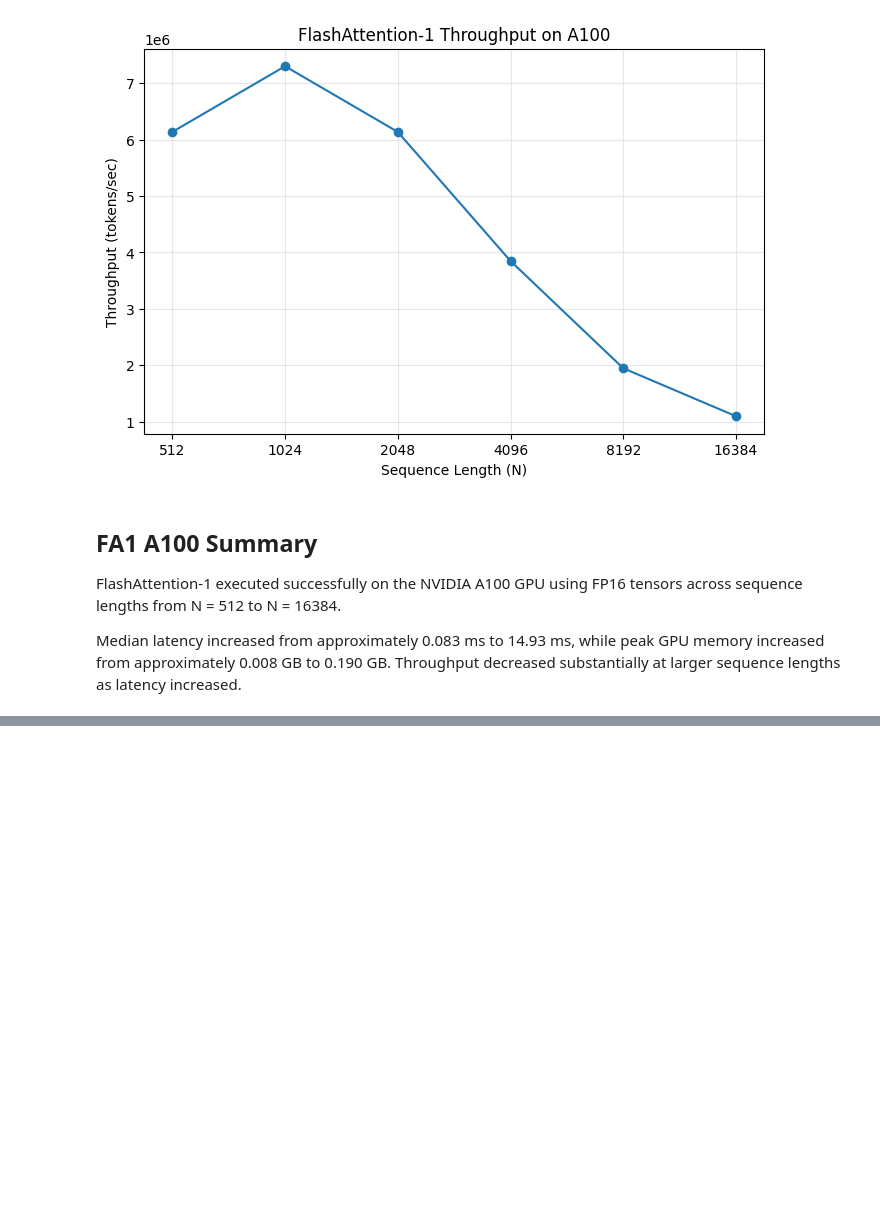
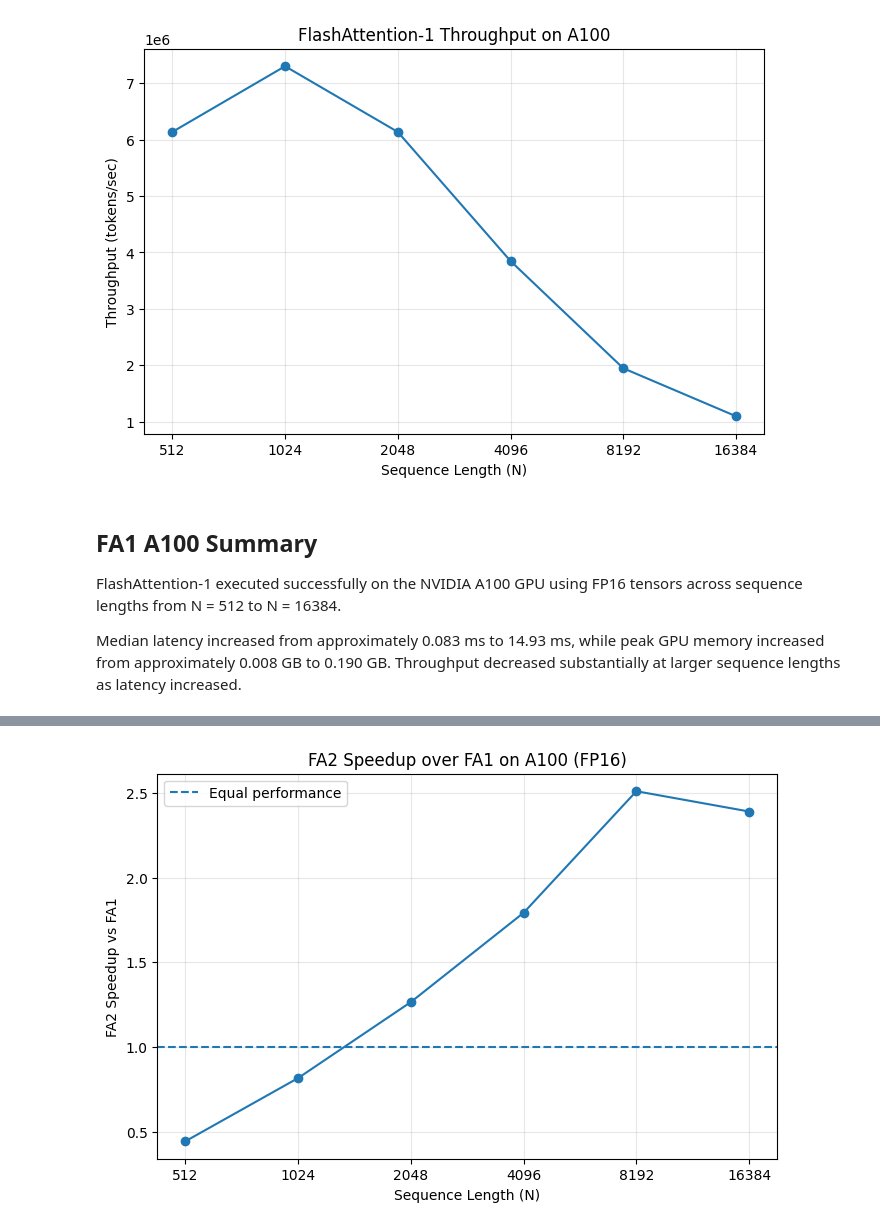
Before and after one commit to deepinsightai/flash-attention, a Jupyter notebook: blackwell_sdpa_smoke_test.ipynb, the cells around one changed output, grey strips where cells are left out. Drawn from its saved outputs; the diff is of its cells as text; code cells hidden in the pictures; blank space fills up the shorter version.

```diff
--- a/blackwell_sdpa_smoke_test.ipynb
+++ b/blackwell_sdpa_smoke_test.ipynb
@@ -1856,0 +1983,8 @@ Median latency increased from approximately 0.083 ms to 14.93 ms, while peak GPU
+# %%
+B = 1
+H = 8
+D = 128
+
+print("B =", B)
+print("H =", H)
+print("D =", D)
@@ -1856,0 +2157,9 @@ Median latency increased from approximately 0.083 ms to 14.93 ms, while peak GPU
+# %%
+comparison_df["FA2_speedup_vs_FA1"] = (
+    comparison_df["FA1_latency_ms"] /
+    comparison_df["FA2_latency_ms"]
+)
+
+comparison_df[
+    ["N", "FA1_latency_ms", "FA2_latency_ms", "FA2_speedup_vs_FA1"]
+]
@@ -1856,0 +2174,27 @@ Median latency increased from approximately 0.083 ms to 14.93 ms, while peak GPU
+# %%
+plt.figure(figsize=(8, 5))
+
+plt.plot(
+    comparison_df["N"],
+    comparison_df["FA2_speedup_vs_FA1"],
+    marker="o"
+)
+
+plt.axhline(
+    y=1.0,
+    linestyle="--",
+    label="Equal performance"
+)
+
+plt.xscale("log", base=2)
+plt.xticks(comparison_df["N"], comparison_df["N"])
+
+plt.xlabel("Sequence Length (N)")
+plt.ylabel("FA2 Speedup vs FA1")
+plt.title("FA2 Speedup over FA1 on A100 (FP16)")
+plt.grid(True, alpha=0.3)
+plt.legend()
+
+plt.show()
+# %% [output]
+[figure, added]
```
Also changed, not shown: parts of 23 cells of this notebook.
